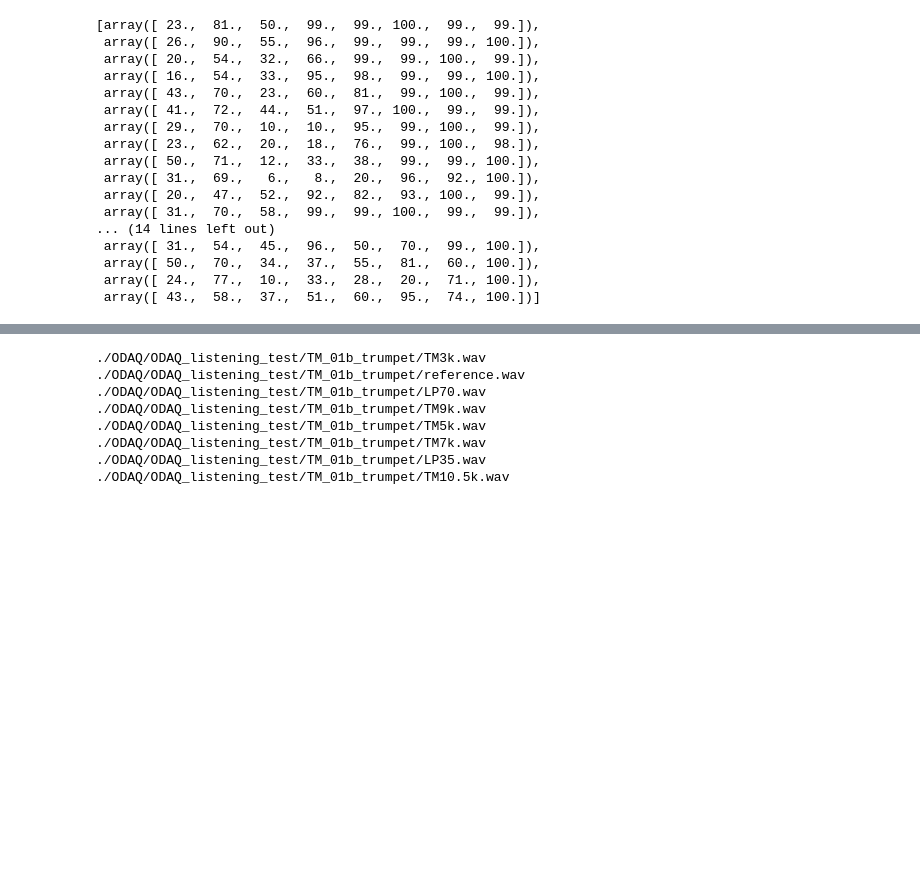
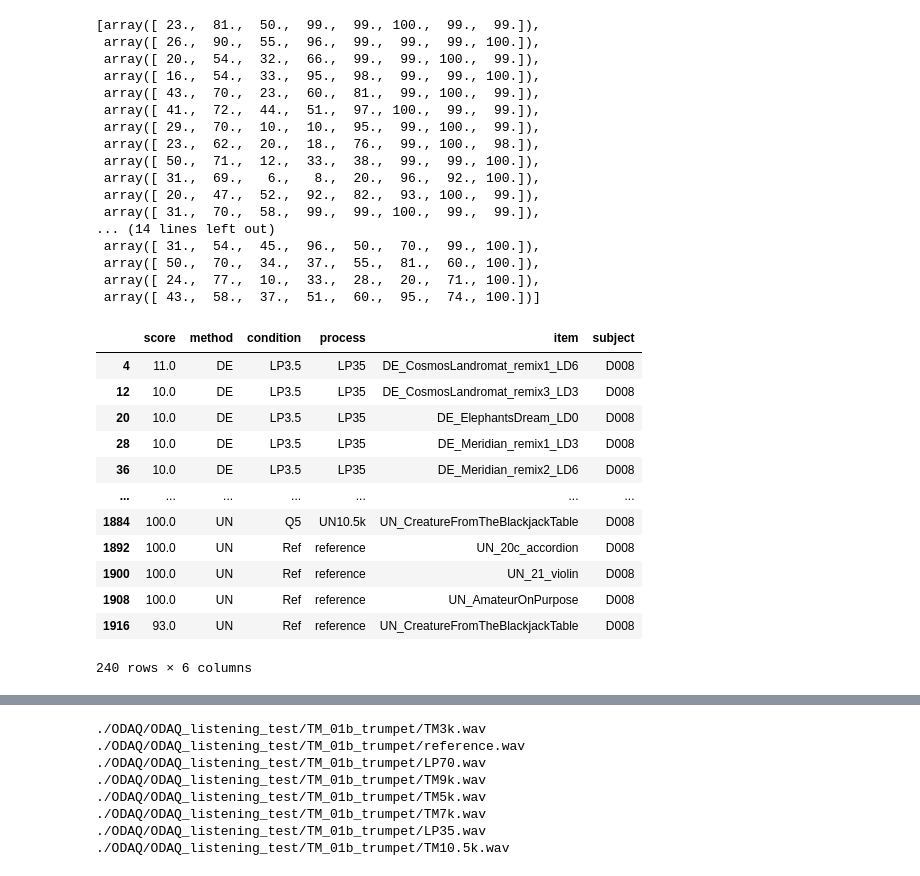
Before and after one commit to cjunwon/ODAQ-SDA, a Jupyter notebook: competition_inidividual_analysis.ipynb, the cells around one changed output, grey strips where cells are left out. Drawn from its saved outputs; the diff is of its cells as text; code cells hidden in the pictures; blank space fills up the shorter version.

```diff
--- a/competition_inidividual_analysis.ipynb
+++ b/competition_inidividual_analysis.ipynb
@@ -396,3 +396,19 @@ plot_clustered_rows(expert16_clusters, listener='expert16')
 # %%
 plot_clustered_rows_with_polynomial_fit(BSU1_5_clusters, listener='BSU1_5')
 plot_clustered_rows_with_polynomial_fit(expert16_clusters, listener='expert16')
+# %%
+BSU1_5
+# %% [output]
+|  | score | method | condition | process | item | subject |
+| 4 | 11.0 | DE | LP3.5 | LP35 | DE_CosmosLandromat_remix1_LD6 | D008 |
+| 12 | 10.0 | DE | LP3.5 | LP35 | DE_CosmosLandromat_remix3_LD3 | D008 |
+| 20 | 10.0 | DE | LP3.5 | LP35 | DE_ElephantsDream_LD0 | D008 |
+| 28 | 10.0 | DE | LP3.5 | LP35 | DE_Meridian_remix1_LD3 | D008 |
+| 36 | 10.0 | DE | LP3.5 | LP35 | DE_Meridian_remix2_LD6 | D008 |
+| ... | ... | ... | ... | ... | ... | ... |
+| 1884 | 100.0 | UN | Q5 | UN10.5k | UN_CreatureFromTheBlackjackTable | D008 |
+| 1892 | 100.0 | UN | Ref | reference | UN_20c_accordion | D008 |
+| 1900 | 100.0 | UN | Ref | reference | UN_21_violin | D008 |
+| 1908 | 100.0 | UN | Ref | reference | UN_AmateurOnPurpose | D008 |
+| 1916 | 93.0 | UN | Ref | reference | UN_CreatureFromTheBlackjackTable | D008 |
+240 rows × 6 columns
```
Also changed, not shown: parts of 4 cells of this notebook, 3 other files.
